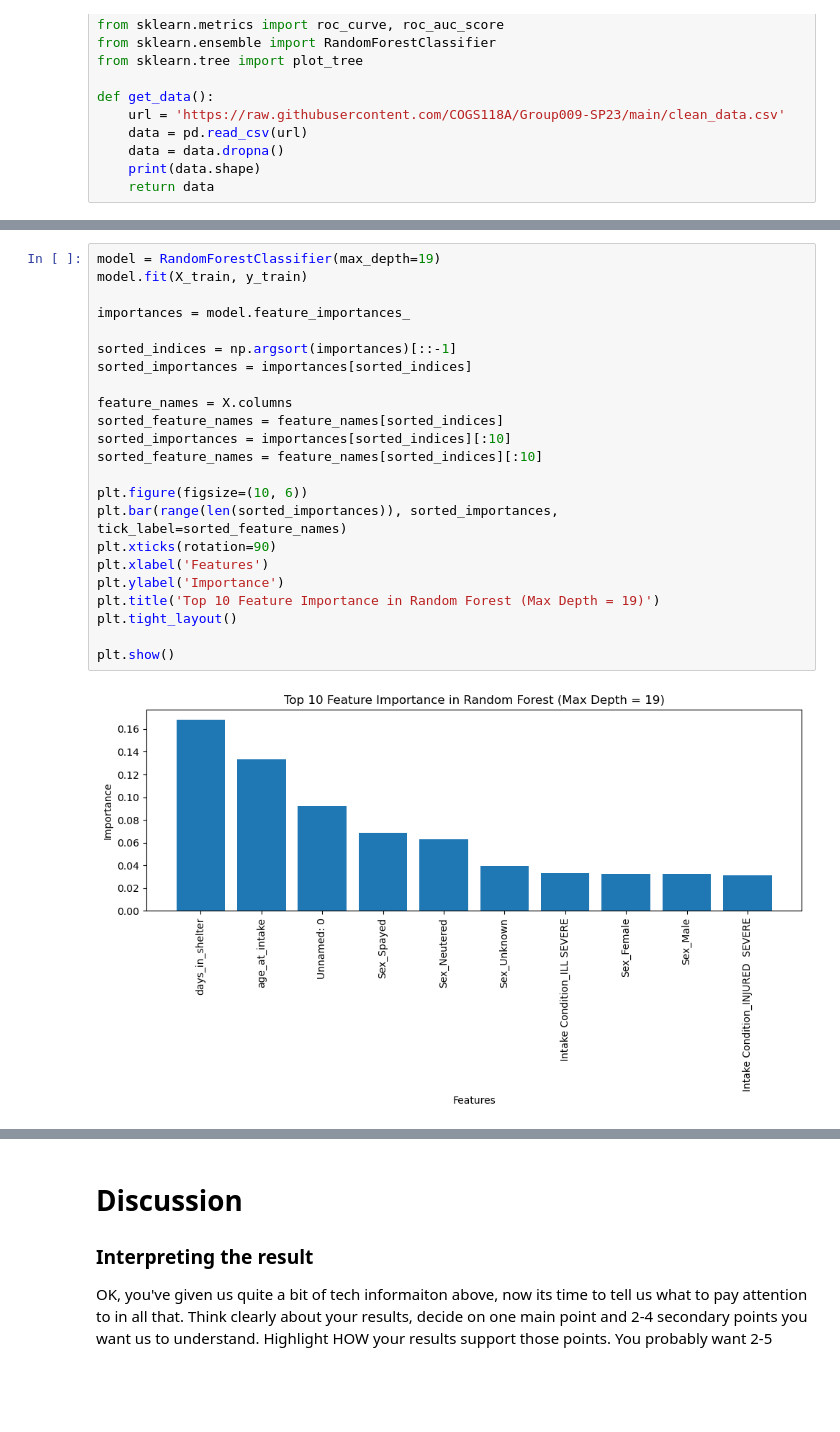
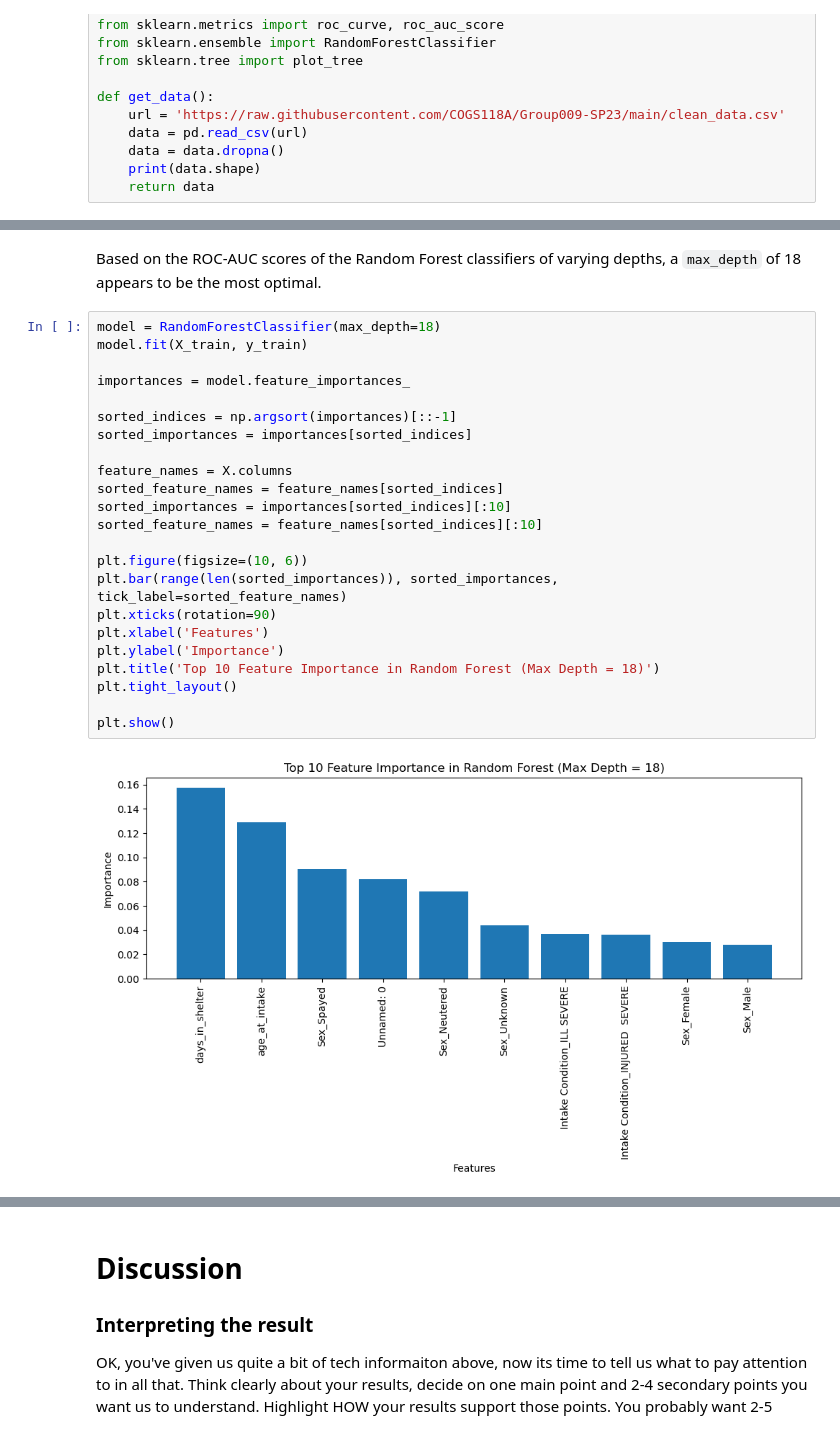
Before and after one commit to COGS118A/Group009-SP23, a Jupyter notebook: FinalProject_Group009-SP23.ipynb, the cells around one changed output, grey strips where cells are left out. Drawn from its saved outputs; the diff is of its cells as text; blank space fills up the shorter version.

Commit message:
Updated random forests evaluation metrics

```diff
--- a/FinalProject_Group009-SP23.ipynb
+++ b/FinalProject_Group009-SP23.ipynb
@@ -357,25 +407,27 @@ plt.show()
+# %% [markdown]
+Based on the ROC-AUC scores of the Random Forest classifiers of varying depths, a `max_depth` of 18 appears to be the most optimal.
 # %%
-model = RandomForestClassifier(max_depth=19)
+model = RandomForestClassifier(max_depth=18)
 model.fit(X_train, y_train)
 
 importances = model.feature_importances_
 
 sorted_indices = np.argsort(importances)[::-1]
 sorted_importances = importances[sorted_indices]
 
 feature_names = X.columns
 sorted_feature_names = feature_names[sorted_indices]
 sorted_importances = importances[sorted_indices][:10]
 sorted_feature_names = feature_names[sorted_indices][:10]
 
 plt.figure(figsize=(10, 6))
 plt.bar(range(len(sorted_importances)), sorted_importances, tick_label=sorted_feature_names)
 plt.xticks(rotation=90)
 plt.xlabel('Features')
 plt.ylabel('Importance')
-plt.title('Top 10 Feature Importance in Random Forest (Max Depth = 19)')
+plt.title('Top 10 Feature Importance in Random Forest (Max Depth = 18)')
 plt.tight_layout()
 
 plt.show()
 # %% [output]
-[figure, old version]
+[figure, new version]
```
Also changed, not shown: parts of 15 cells of this notebook.
